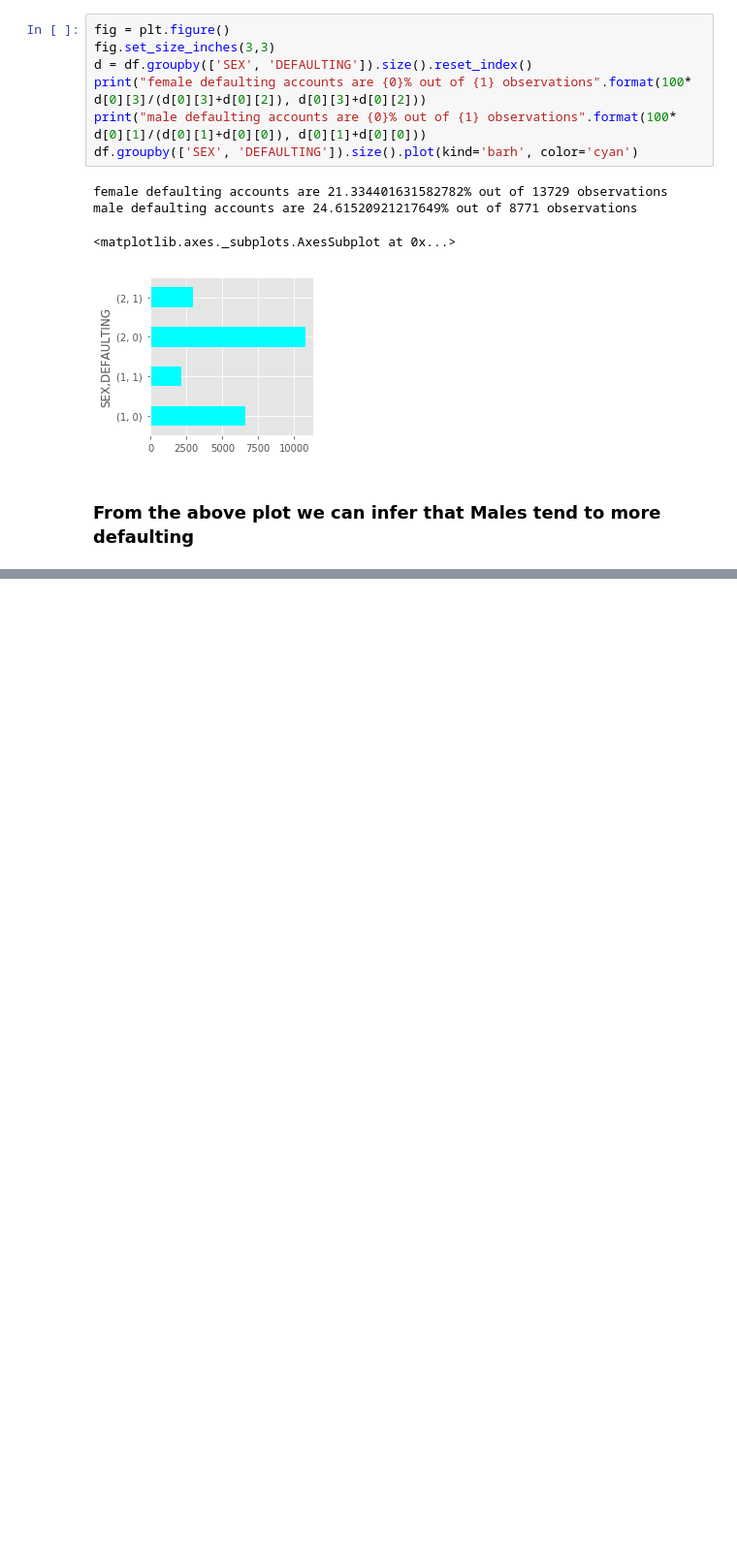
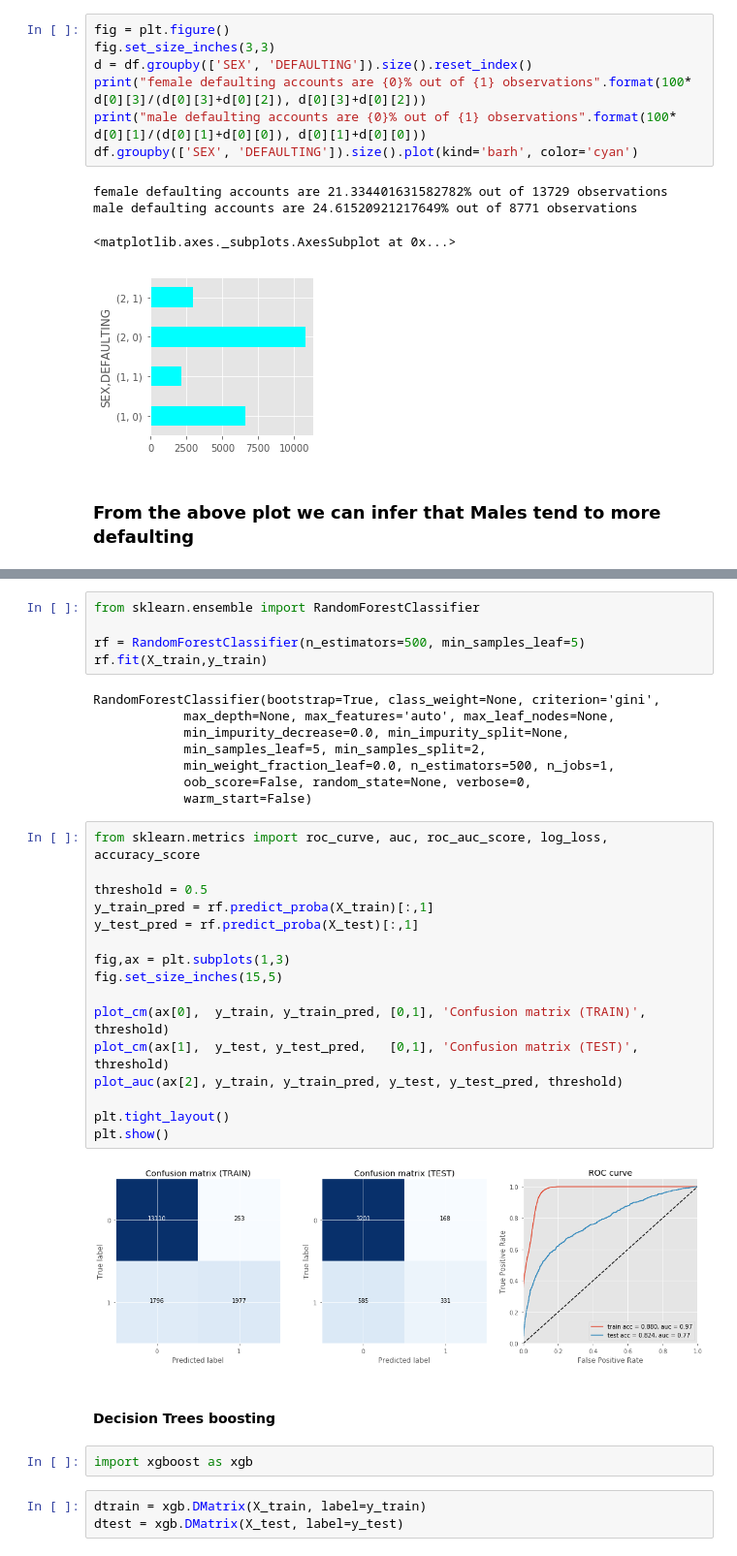
Before and after one commit to RaghwendraSingh/DataChallenge, a Jupyter notebook: notebooks/Defaulting.ipynb, the cells around one changed output, grey strips where cells are left out. Shown: that part at 97% size. Cells and saved outputs as stored; diff of their text form; blank space fills up the shorter version.

```diff
--- a/notebooks/Defaulting.ipynb
+++ b/notebooks/Defaulting.ipynb
@@ -129,0 +480,38 @@ male defaulting accounts are 24.61520921217649% out of 8771 observations
+# %%
+from sklearn.ensemble import RandomForestClassifier
+
+rf = RandomForestClassifier(n_estimators=500, min_samples_leaf=5)
+rf.fit(X_train,y_train)
+# %% [output]
+RandomForestClassifier(bootstrap=True, class_weight=None, criterion='gini',
+            max_depth=None, max_features='auto', max_leaf_nodes=None,
+            min_impurity_decrease=0.0, min_impurity_split=None,
+            min_samples_leaf=5, min_samples_split=2,
+            min_weight_fraction_leaf=0.0, n_estimators=500, n_jobs=1,
+            oob_score=False, random_state=None, verbose=0,
+            warm_start=False)
+# %%
+from sklearn.metrics import roc_curve, auc, roc_auc_score, log_loss, accuracy_score
+
+threshold = 0.5
+y_train_pred = rf.predict_proba(X_train)[:,1]
+y_test_pred = rf.predict_proba(X_test)[:,1]
+
+fig,ax = plt.subplots(1,3)
+fig.set_size_inches(15,5)
+
+plot_cm(ax[0],  y_train, y_train_pred, [0,1], 'Confusion matrix (TRAIN)', threshold)
+plot_cm(ax[1],  y_test, y_test_pred,   [0,1], 'Confusion matrix (TEST)', threshold)
+plot_auc(ax[2], y_train, y_train_pred, y_test, y_test_pred, threshold)
+
+plt.tight_layout()
+plt.show()
+# %% [output]
+[figure, added]
+# %% [markdown]
+#### Decision Trees boosting
+# %%
+import xgboost as xgb
+# %%
+dtrain = xgb.DMatrix(X_train, label=y_train)
+dtest = xgb.DMatrix(X_test, label=y_test)
```
Also changed, not shown: parts of 43 cells of this notebook.
